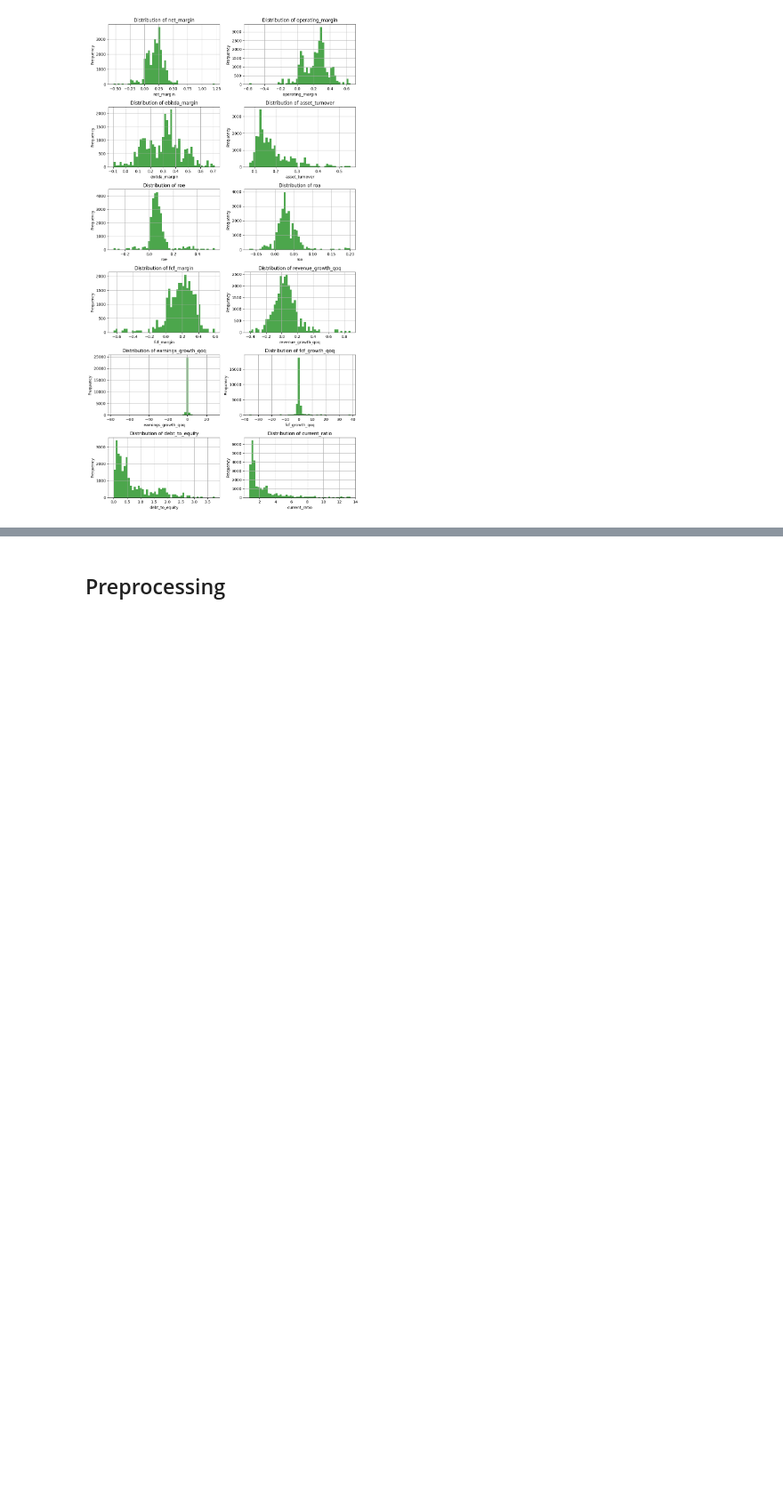
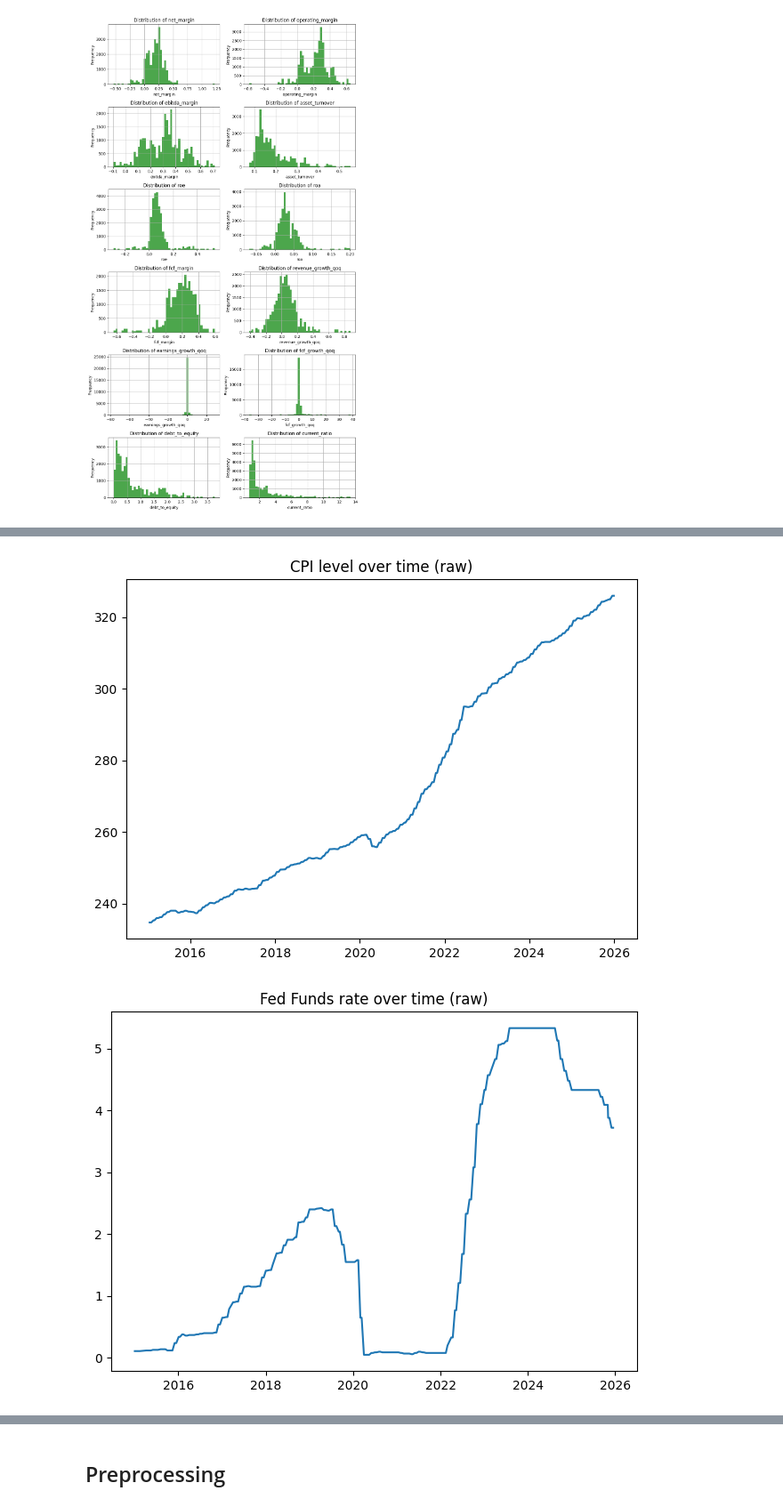
Before and after one commit to IgorDragone/hybrid-stock-prediction-thesis, a Jupyter notebook: notebooks/02_preprocessing.ipynb, the cells around one changed output, grey strips where cells are left out. Shown at 89% size. Drawn from its saved outputs; the diff is of its cells as text; code cells hidden in the pictures; blank space fills up the shorter version.

```diff
--- a/notebooks/02_preprocessing.ipynb
+++ b/notebooks/02_preprocessing.ipynb
@@ -132,0 +192,18 @@ plt.show()
+# %%
+def line_plot(df, x_col, y_col, title):
+    plt.figure()
+    tmp = df[[x_col, y_col]].dropna().sort_values(x_col)
+    plt.plot(tmp[x_col], tmp[y_col])
+    plt.title(title)
+    plt.tight_layout()
+    plt.show()
+
+ticker0 = df_raw["ticker"].iloc[0]
+tmp_macro = df_raw[df_raw["ticker"] == ticker0].copy()
+
+line_plot(tmp_macro, "date", "CPIAUCSL", "CPI level over time (raw)")
+line_plot(tmp_macro, "date", "FEDFUNDS", "Fed Funds rate over time (raw)")
+line_plot(tmp_macro, "date", "GDP", "GDP level over time (raw)")
+# %% [output]
+[figure, added]
+[figure, added]
```
Also changed, not shown: parts of 78 cells of this notebook, 3 other files.
